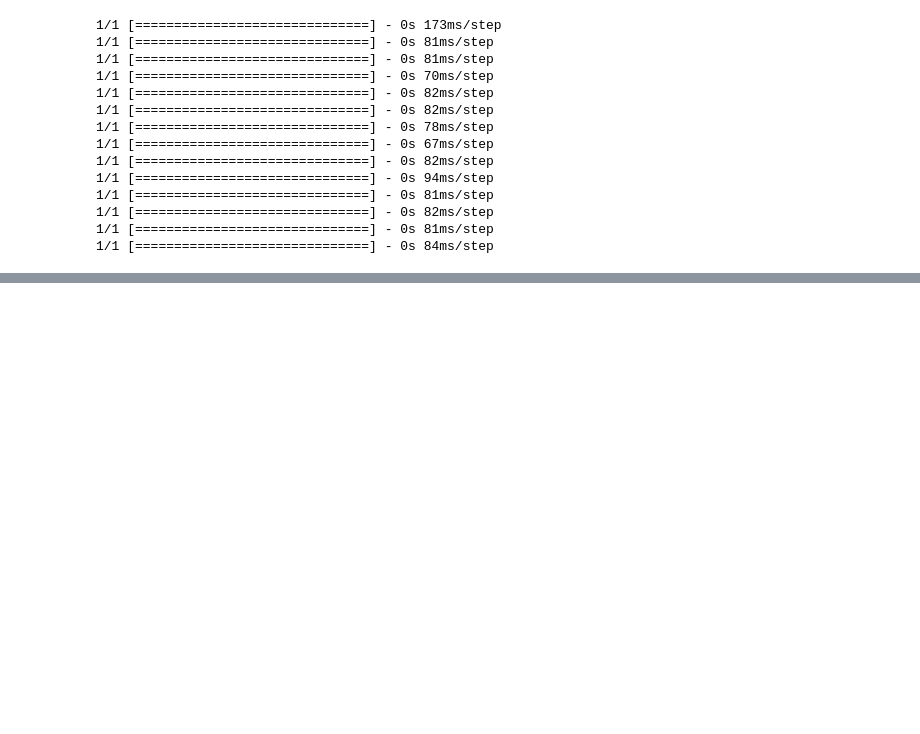
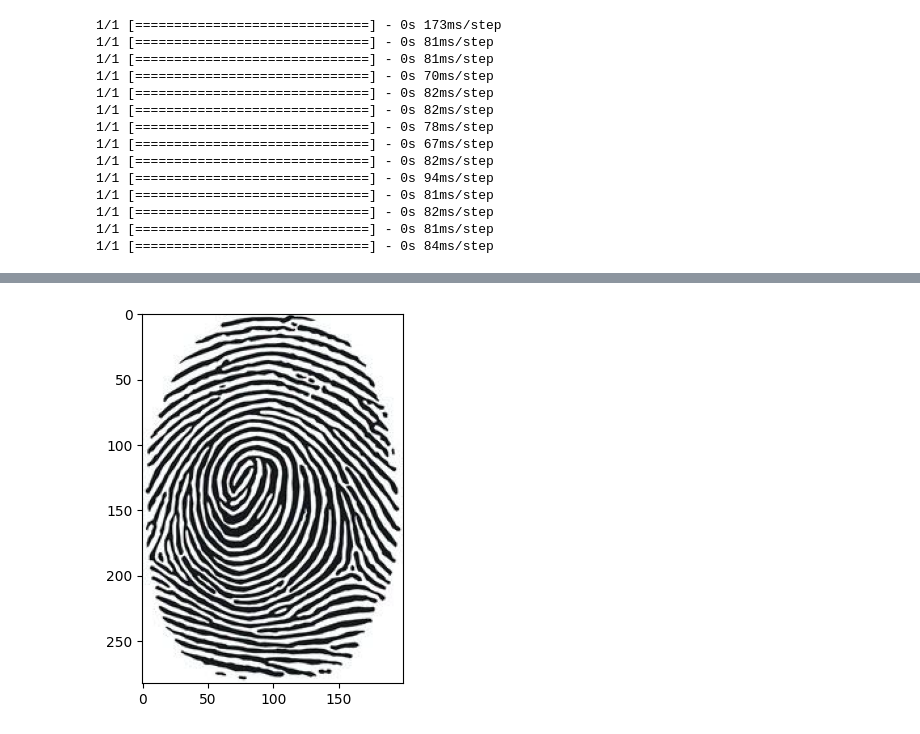
Before and after one commit to samuelastech/image-classification, a Jupyter notebook: src/image_classificator.ipynb, the cells around one changed output, grey strips where cells are left out. Saved outputs shown, nothing was run; the diff lists cells and outputs as text; code cells hidden in the pictures; blank space fills up the shorter version.

```diff
--- a/src/image_classificator.ipynb
+++ b/src/image_classificator.ipynb
@@ -260,0 +269,6 @@ tf.Tensor(1.0, shape=(), dtype=float32) tf.Tensor(1.0, shape=(), dtype=float32)
+# %%
+img = cv2.imread('test_images/fingerprint-reader.jpg')
+plt.imshow(img)
+plt.show()
+# %% [output]
+[figure, added]
```
Also changed, not shown: parts of 8 cells of this notebook, 2 other files.
